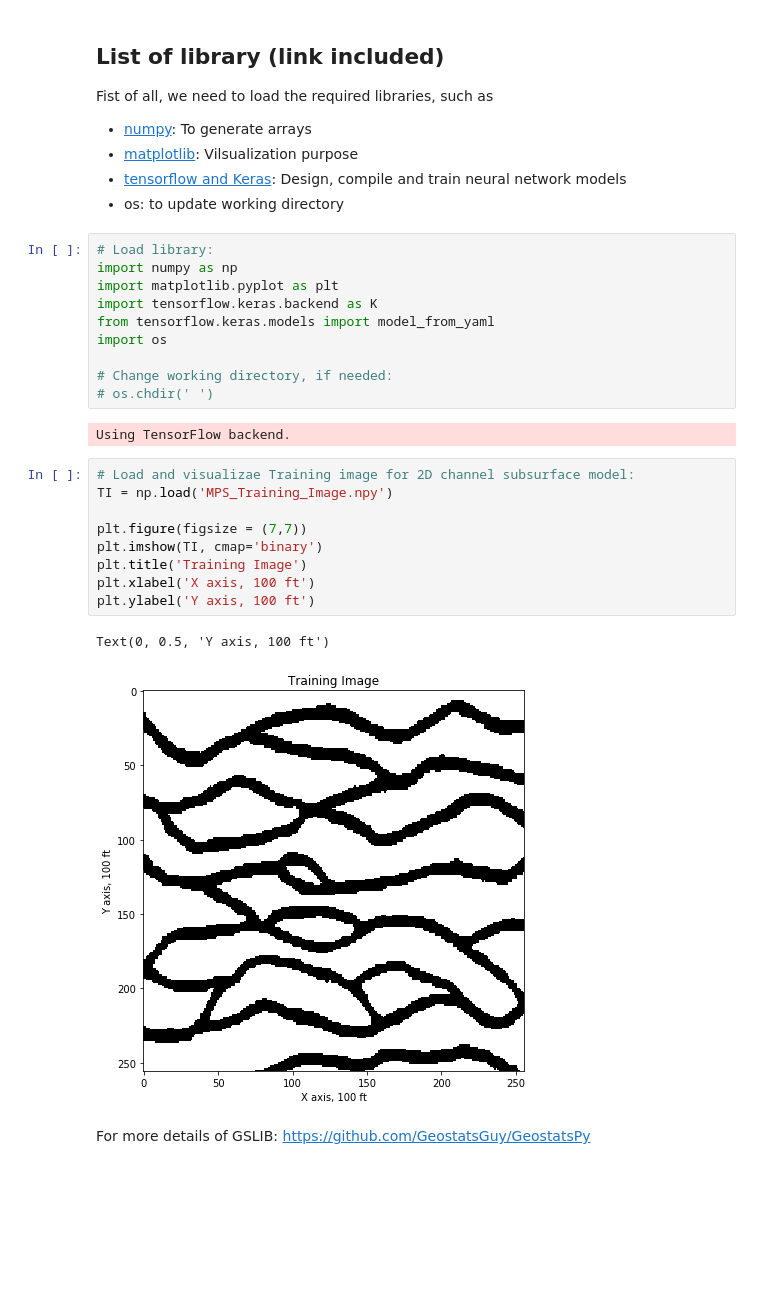
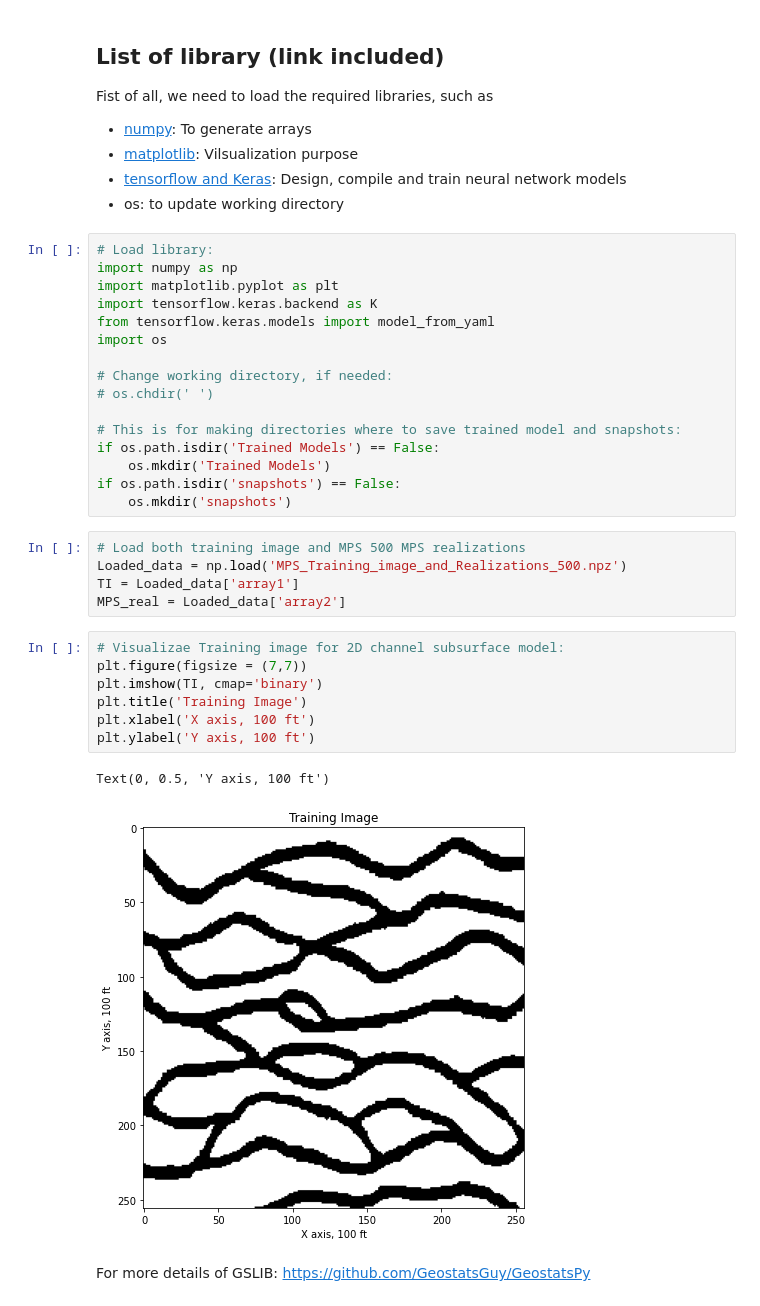
Before and after one commit to GeostatsGuy/DIRECT, a Jupyter notebook: Demos/GANS/Main_MPS.ipynb, the cells around one changed output. Cells and saved outputs as stored; diff of their text form; blank space fills up the shorter version.

```diff
--- a/Demos/GANS/Main_MPS.ipynb
+++ b/Demos/GANS/Main_MPS.ipynb
@@ -37,20 +37,27 @@ import os
 
 # Change working directory, if needed:
 # os.chdir(' ')
+
+# This is for making directories where to save trained model and snapshots:
+if os.path.isdir('Trained Models') == False:
+    os.mkdir('Trained Models')
+if os.path.isdir('snapshots') == False:
+    os.mkdir('snapshots')
-# %% [output]
-Using TensorFlow backend.
+# %%
+# Load both training image and MPS 500 MPS realizations
+Loaded_data = np.load('MPS_Training_image_and_Realizations_500.npz')
+TI = Loaded_data['array1']
+MPS_real = Loaded_data['array2']
 # %%
-# Load and visualizae Training image for 2D channel subsurface model:
-TI = np.load('MPS_Training_Image.npy')
-
+# Visualizae Training image for 2D channel subsurface model:
 plt.figure(figsize = (7,7))
 plt.imshow(TI, cmap='binary')
 plt.title('Training Image')
 plt.xlabel('X axis, 100 ft')
 plt.ylabel('Y axis, 100 ft')
 # %% [output]
 Text(0, 0.5, 'Y axis, 100 ft')
-[figure, old version]
+[figure, new version]
 # %% [markdown]
 For more details of GSLIB: https://github.com/GeostatsGuy/GeostatsPy
 # %%
```
Also changed, not shown: parts of 1 cell of this notebook, 1 other file.
